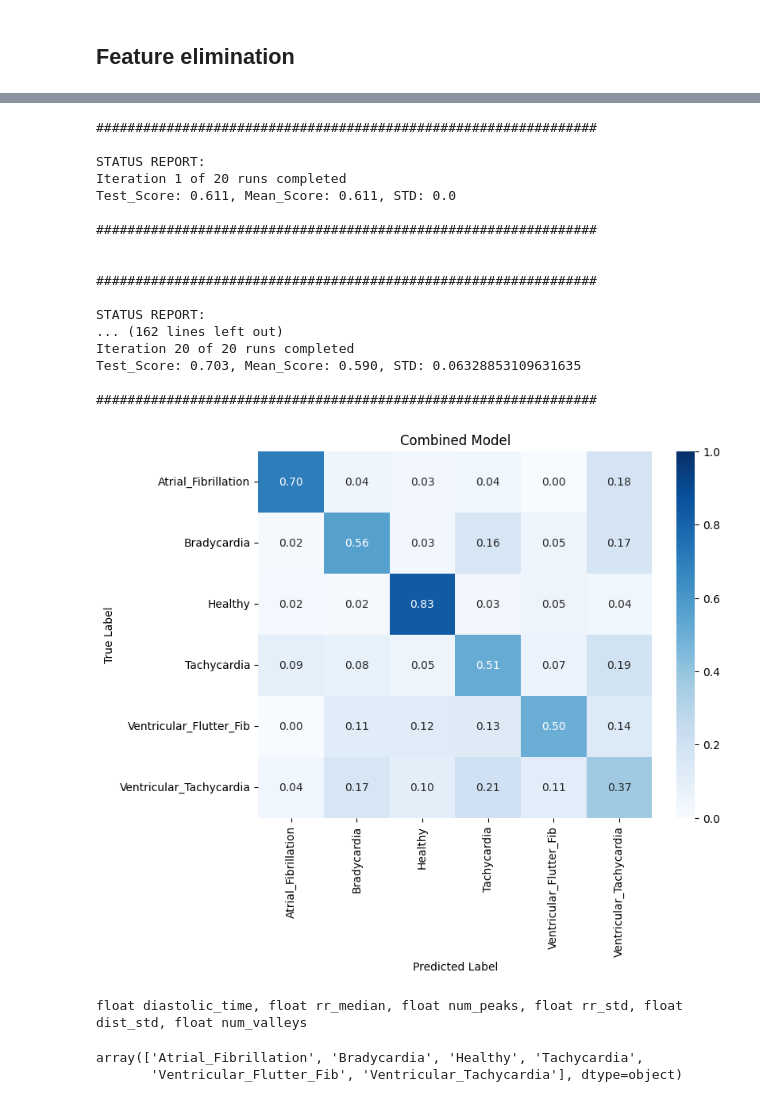
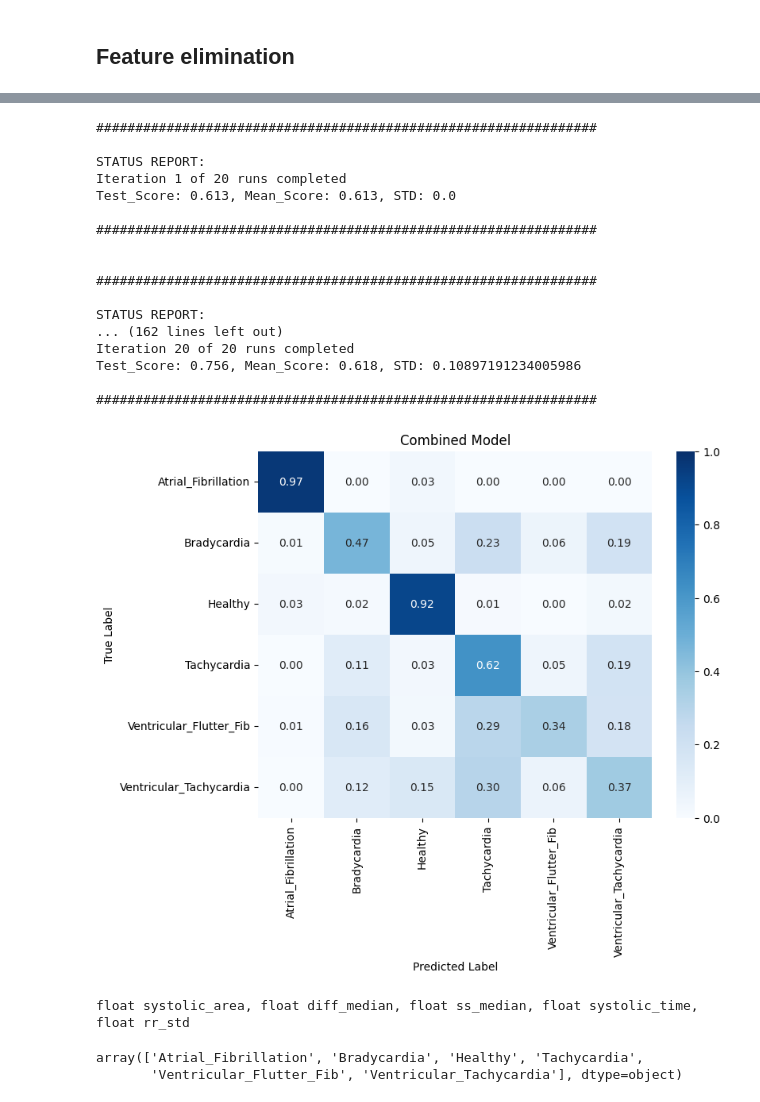
Before and after one commit to sarah-alabdulrazzak/RhythmGuard, a Jupyter notebook: Combined_Models.ipynb, the cells around one changed output, grey strips where cells are left out. Saved outputs shown, nothing was run; the diff lists cells and outputs as text; code cells hidden in the pictures.

```diff
--- a/Combined_Models.ipynb
+++ b/Combined_Models.ipynb
@@ -119,8 +119,8 @@ def downsample(ecg_signal, original_fs=250, target_fs=125):
     return downsampled_signal
 
 def standardize(data):
-    return ( data - np.mean(data) ) / np.std(data)
-    #return data
+    #return ( data - np.mean(data) ) / np.std(data)
+    return data
 
 def getWaveform(label, index, sampleType, startPoint=0, duration=1024, trueAlarm=1):
     if(label=="Atrial_Fibrillation" or label=="Healthy"):
@@ -321,7 +321,7 @@ for i in range(len(signals_ecg)):
     diff_median.append(np.median(2.0/N * np.abs(yf[:N//2])[fft_peaks])-np.median(2.0/N * np.abs(yf[:N//2])[fft_valleys]))
     num_peaks.append(len(fft_peaks))
     num_valleys.append(len(fft_valleys))
-    fft_intervals=getIntervals(2.0/N * np.abs(yf[:N//2])[fft_peaks]) # find intervals between every two peaks
+    fft_intervals=getIntervals(xf[fft_peaks]) # find intervals between every two peaks
     distance_median.append(np.median(fft_intervals))
     distance_std.append(np.std(fft_intervals))
     try:
@@ -408,12 +408,12 @@ import seaborn as sns
 from sklearn.metrics import confusion_matrix, accuracy_score
 from imblearn.under_sampling import RandomUnderSampler
 
-max_num_samples=185
+max_num_samples=224
 
 Xg=samples_df.drop(["Labels"], axis=1)
 y=samples_df["Labels"]
 rus = RandomUnderSampler(random_state=0, sampling_strategy={'Atrial_Fibrillation':max_num_samples, 'Bradycardia':max_num_samples, 'Healthy':max_num_samples, 'Tachycardia':max_num_samples,
- 'Ventricular_Flutter_Fib':185, 'Ventricular_Tachycardia':max_num_samples})
+ 'Ventricular_Flutter_Fib':max_num_samples, 'Ventricular_Tachycardia':max_num_samples})
 Xg, y=rus.fit_resample(Xg, y)
 Xg.reset_index(inplace=True, drop=True)
 y.reset_index(inplace=True, drop=True)
@@ -504,7 +504,7 @@ importances.to_excel("RF_Importances.xlsx")
 
 display(importances)
 
-cutoff=0.07
+cutoff=0.06
 high_importance_features=importances.loc[importances["Importances"]>=cutoff, "Features"].values
 
 X_important = X[high_importance_features]
@@ -567,12 +567,12 @@ import seaborn as sns
 from sklearn.metrics import confusion_matrix, accuracy_score
 from imblearn.under_sampling import RandomUnderSampler
 
-max_num_samples=185
+max_num_samples=224
 
 Xg=samples_df.drop(["Labels"], axis=1)
 y=samples_df["Labels"]
 rus = RandomUnderSampler(random_state=0, sampling_strategy={'Atrial_Fibrillation':max_num_samples, 'Bradycardia':max_num_samples, 'Healthy':max_num_samples, 'Tachycardia':max_num_samples,
- 'Ventricular_Flutter_Fib':185, 'Ventricular_Tachycardia':max_num_samples})
+ 'Ventricular_Flutter_Fib':max_num_samples, 'Ventricular_Tachycardia':max_num_samples})
 Xg, y=rus.fit_resample(Xg, y)
 Xg.reset_index(inplace=True, drop=True)
 y.reset_index(inplace=True, drop=True)
@@ -638,21 +638,21 @@ plt.show()
 ################################################################
 
 STATUS REPORT:
 Iteration 1 of 20 runs completed
-Test_Score: 0.611, Mean_Score: 0.611, STD: 0.0
+Test_Score: 0.613, Mean_Score: 0.613, STD: 0.0
 
 ################################################################
 
 
 ################################################################
 
 STATUS REPORT:
 ... (162 lines left out)
 Iteration 20 of 20 runs completed
-Test_Score: 0.703, Mean_Score: 0.590, STD: 0.06328853109631635
+Test_Score: 0.756, Mean_Score: 0.618, STD: 0.10897191234005986
 
 ################################################################
-[figure, old version]
+[figure, new version]
 # %%
 import numpy as np
 from sklearn.tree import _tree
@@ -726,7 +726,7 @@ with open("random_forest.cpp", "w") as file:
     file.write("    return predicted_class;\n")
     file.write("}\n")
 # %% [output]
-float diastolic_time, float rr_median, float num_peaks, float rr_std, float dist_std, float num_valleys
+float systolic_area, float diff_median, float ss_median, float systolic_time, float rr_std
 # %%
 model.classes_
 # %% [output]
```
Also changed, not shown: parts of 10 cells of this notebook.
